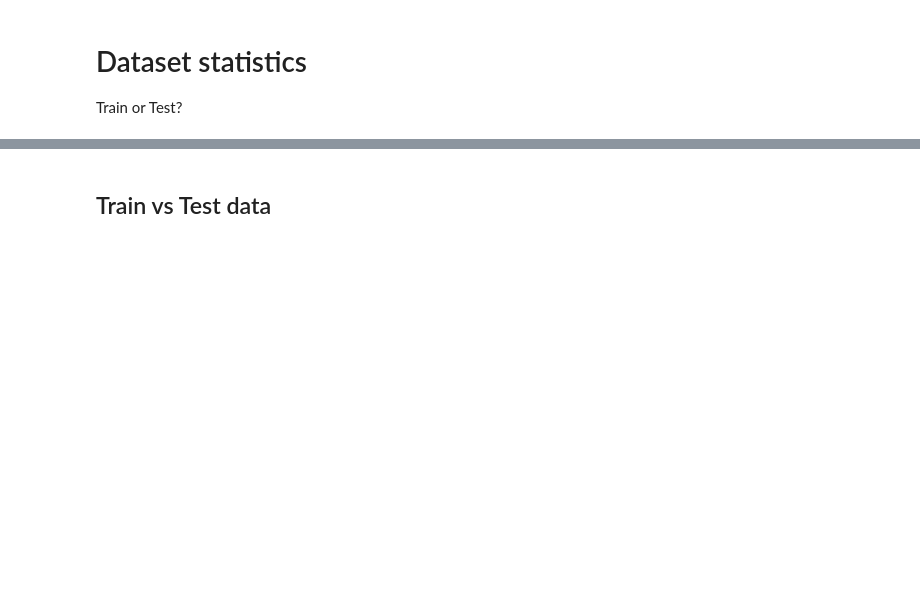
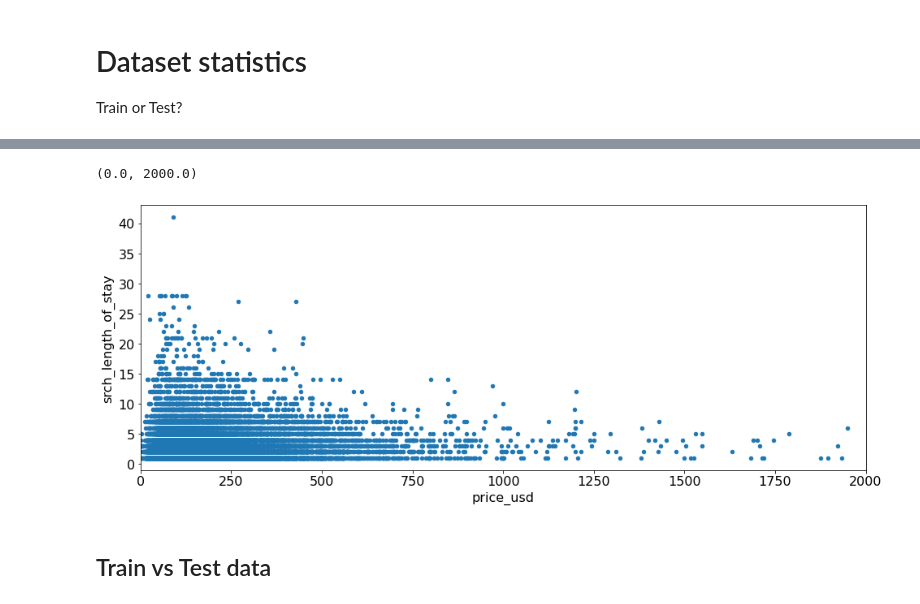
Before and after one commit to OlegBEZb/Personalize-Expedia-Hotel-Searches, a Jupyter notebook: EDA.ipynb, the cells around one changed output, grey strips where cells are left out. Saved outputs shown, nothing was run; the diff lists cells and outputs as text; code cells hidden in the pictures; blank space fills up the shorter version.

Commit message:
estimate if hotels use price/day or price/trip

```diff
--- a/EDA.ipynb
+++ b/EDA.ipynb
@@ -50,2 +72,8 @@ profile.to_notebook_iframe()
+# %%
+df[['price_usd', 'srch_length_of_stay']].plot.scatter(x='price_usd' ,y='srch_length_of_stay')
+plt.xlim([0,2000])
+# %% [output]
+(0.0, 2000.0)
+[figure, added]
 # %% [markdown]
 ## Train vs Test data
```
Also changed, not shown: parts of 13 cells of this notebook, 1 other file.
